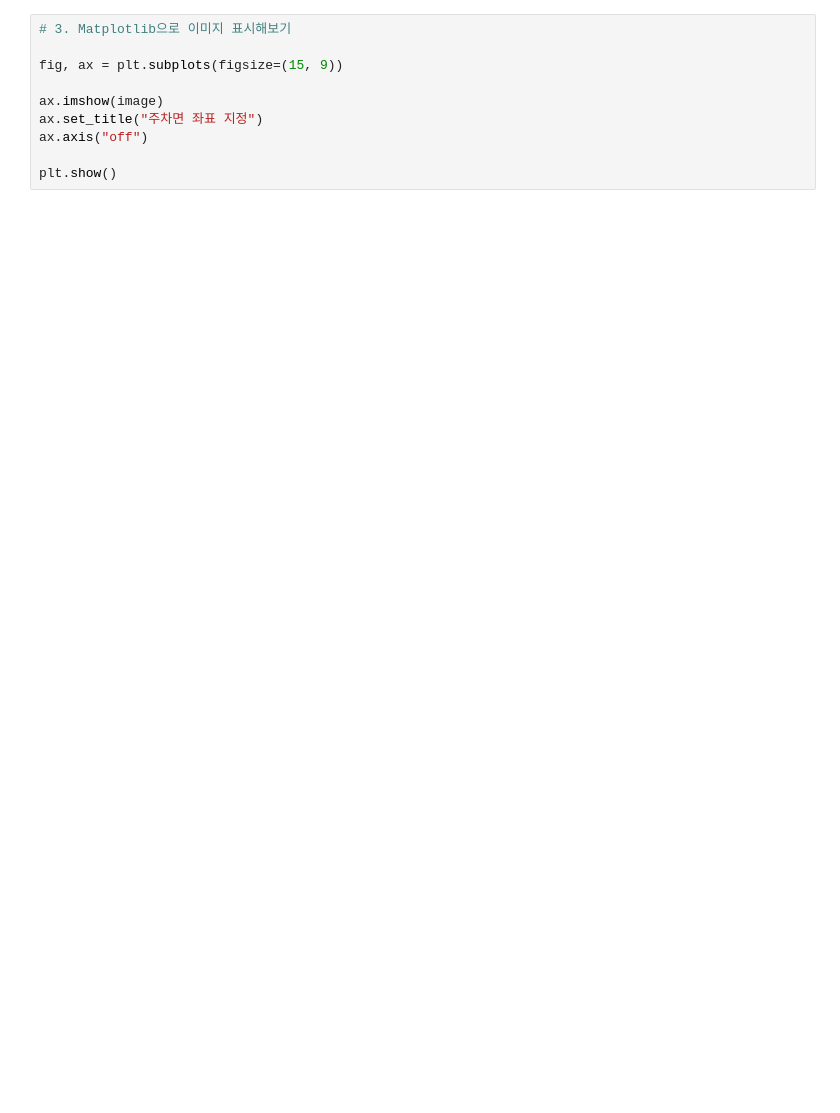
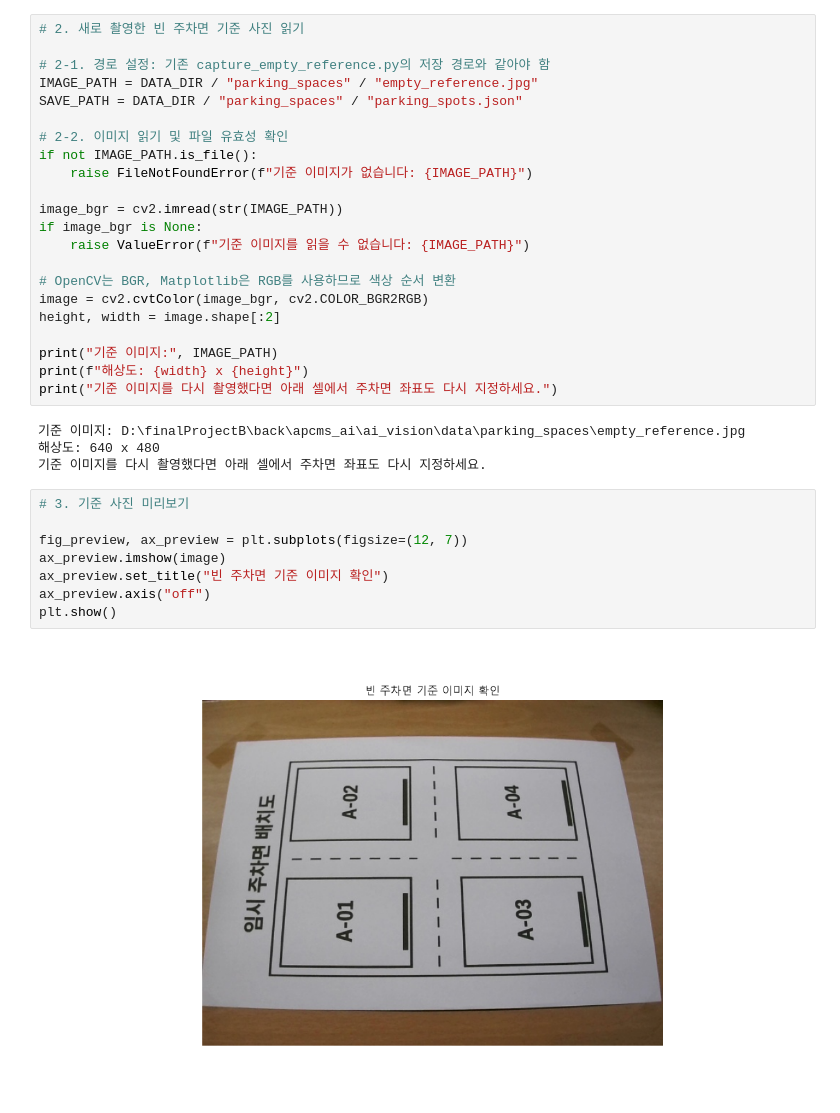
Before and after one commit to jindol07/teamb_back_F, a Jupyter notebook: apcms_ai/ai_vision/notebooks/parking_space_annotation.ipynb, the cells around one changed output. Cells and saved outputs as stored; diff of their text form; blank space fills up the shorter version.

```diff
--- a/apcms_ai/ai_vision/notebooks/parking_space_annotation.ipynb
+++ b/apcms_ai/ai_vision/notebooks/parking_space_annotation.ipynb
@@ -52,10 +48,36 @@ AI 프로젝트 경로: D:\finalProjectB\back\apcms_ai\ai_vision
+# %%
+# 2. 새로 촬영한 빈 주차면 기준 사진 읽기
+
+# 2-1. 경로 설정: 기존 capture_empty_reference.py의 저장 경로와 같아야 함
+IMAGE_PATH = DATA_DIR / "parking_spaces" / "empty_reference.jpg"
+SAVE_PATH = DATA_DIR / "parking_spaces" / "parking_spots.json"
+
+# 2-2. 이미지 읽기 및 파일 유효성 확인
+if not IMAGE_PATH.is_file():
+    raise FileNotFoundError(f"기준 이미지가 없습니다: {IMAGE_PATH}")
+
+image_bgr = cv2.imread(str(IMAGE_PATH))
+if image_bgr is None:
+    raise ValueError(f"기준 이미지를 읽을 수 없습니다: {IMAGE_PATH}")
+
+# OpenCV는 BGR, Matplotlib은 RGB를 사용하므로 색상 순서 변환
+image = cv2.cvtColor(image_bgr, cv2.COLOR_BGR2RGB)
+height, width = image.shape[:2]
+
+print("기준 이미지:", IMAGE_PATH)
+print(f"해상도: {width} x {height}")
+print("기준 이미지를 다시 촬영했다면 아래 셀에서 주차면 좌표도 다시 지정하세요.")
+# %% [output]
+기준 이미지: D:\finalProjectB\back\apcms_ai\ai_vision\data\parking_spaces\empty_reference.jpg
+해상도: 640 x 480
+기준 이미지를 다시 촬영했다면 아래 셀에서 주차면 좌표도 다시 지정하세요.
 # %%
-# 3. Matplotlib으로 이미지 표시해보기
+# 3. 기준 사진 미리보기
 
-fig, ax = plt.subplots(figsize=(15, 9))
-
-ax.imshow(image)
-ax.set_title("주차면 좌표 지정")
-ax.axis("off")
-
+fig_preview, ax_preview = plt.subplots(figsize=(12, 7))
+ax_preview.imshow(image)
+ax_preview.set_title("빈 주차면 기준 이미지 확인")
+ax_preview.axis("off")
 plt.show()
+# %% [output]
+[figure, added]
```
Also changed, not shown: parts of 10 cells of this notebook, 26 other files.
